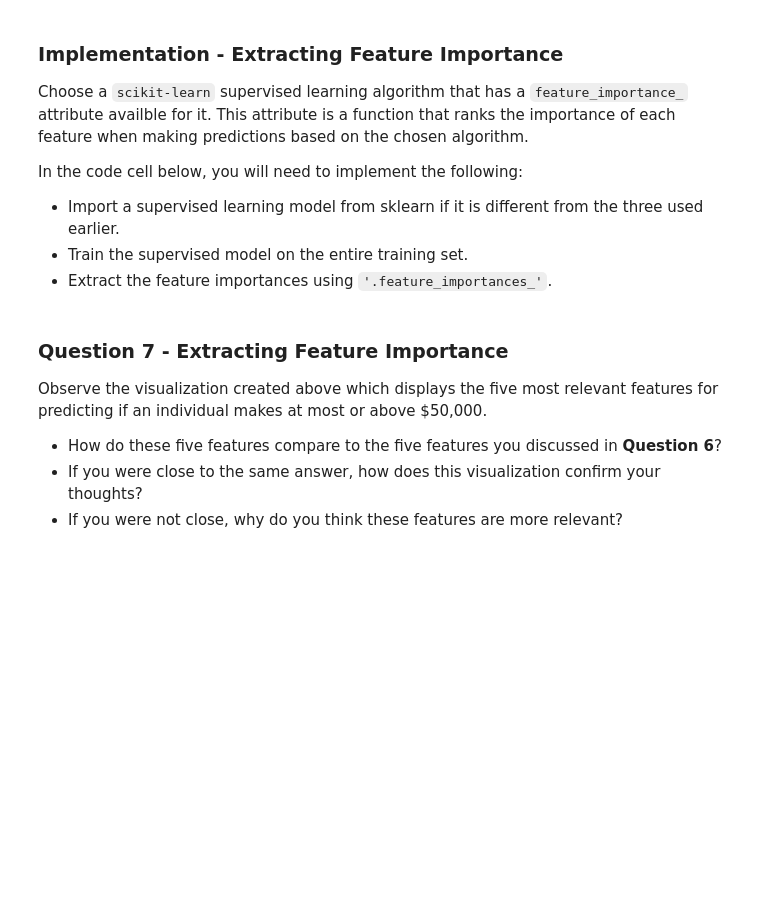
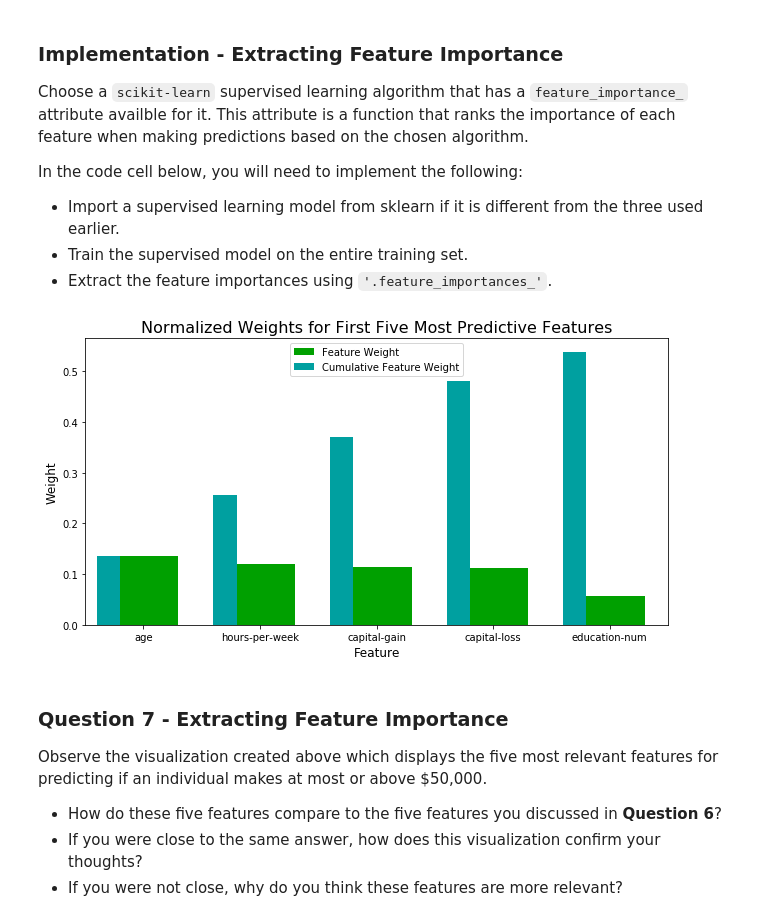
Before and after one commit to lalit527/finding_donors, a Jupyter notebook: finding_donors.ipynb, the cells around one changed output. Cells and saved outputs as stored; diff of their text form; code cells hidden in the pictures; blank space fills up the shorter version.

```diff
--- a/finding_donors.ipynb
+++ b/finding_donors.ipynb
@@ -576,15 +1007,18 @@ In the code cell below, you will need to implement the following:
 # %%
 # TODO: Import a supervised learning model that has 'feature_importances_'
 
 
 # TODO: Train the supervised model on the training set using .fit(X_train, y_train)
-model = None
+model = GradientBoostingClassifier(n_estimators=300, learning_rate=0.2)
+model.fit(X_train, y_train)
 
 # TODO: Extract the feature importances using .feature_importances_
-importances = None
+importances = model.feature_importances_
 
 # Plot
 vs.feature_plot(importances, X_train, y_train)
+# %% [output]
+[figure, added]
 # %% [markdown]
 ### Question 7 - Extracting Feature Importance
 
```
Also changed, not shown: parts of 29 cells of this notebook.
